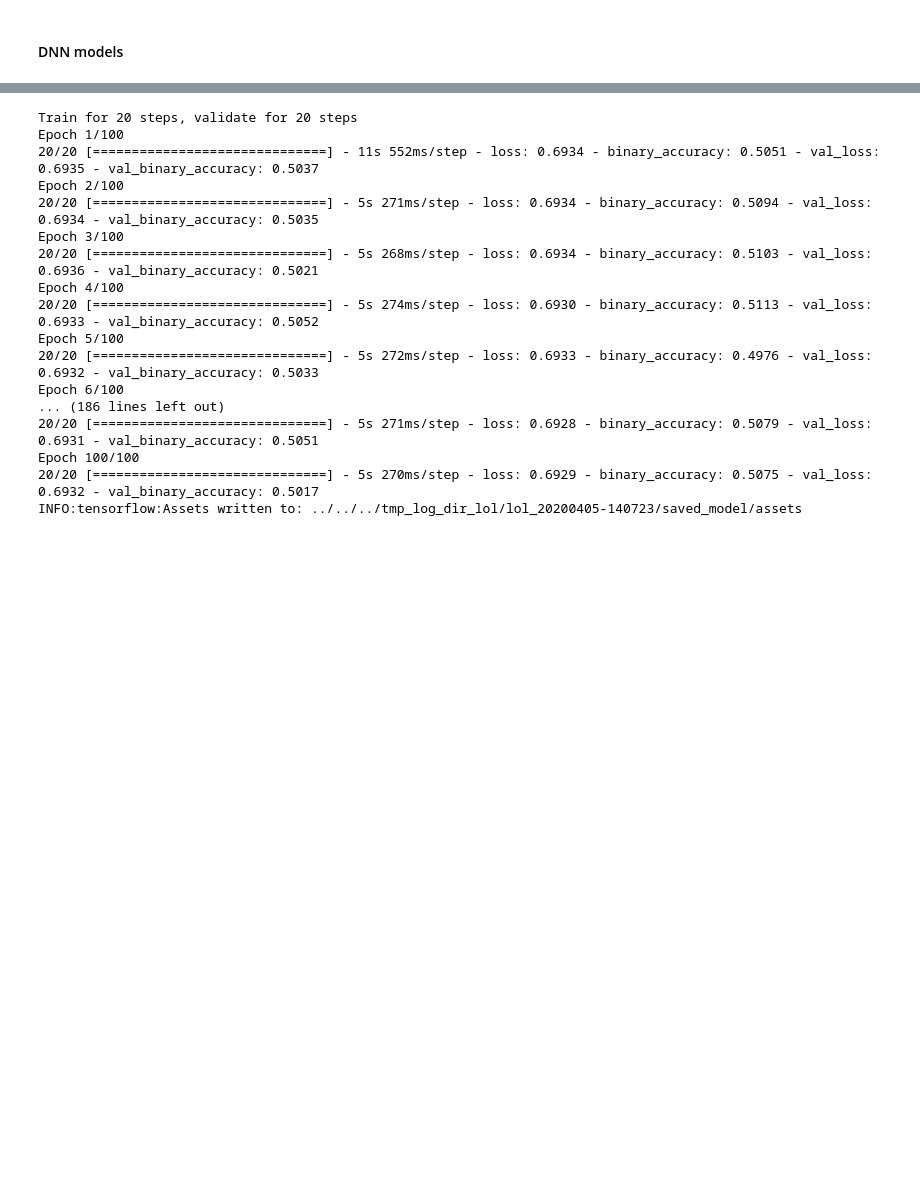
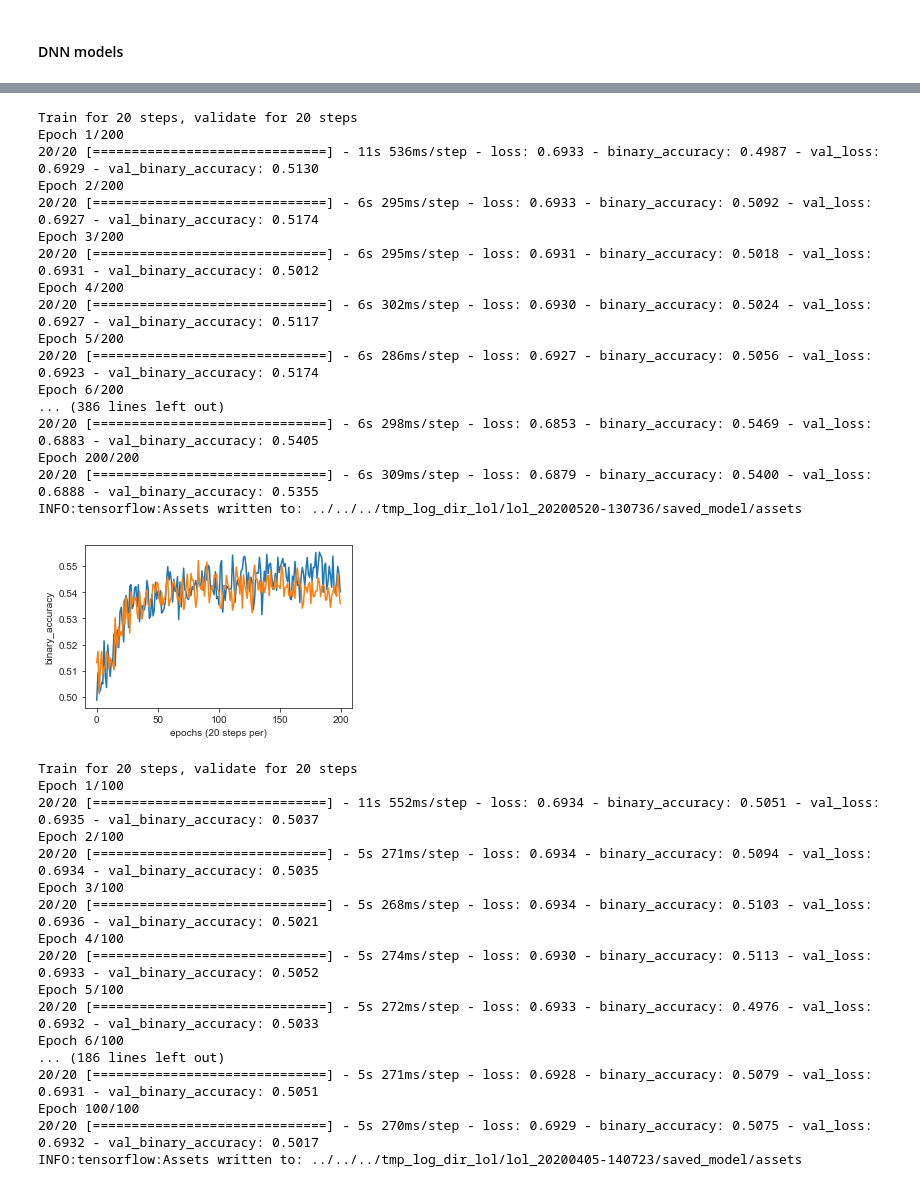
Before and after one commit to JoshEZiegler/MLProjects, a Jupyter notebook: VideoGameDrafting/LeagueOfLegendsProject/LOL_dota2_compat_extra_info_MachineLearning_keras_TF2.ipynb, the cells around one changed output, grey strips where cells are left out. Cells and saved outputs as stored; diff of their text form; code cells hidden in the pictures; blank space fills up the shorter version.

```diff
--- a/VideoGameDrafting/LeagueOfLegendsProject/LOL_dota2_compat_extra_info_MachineLearning_keras_TF2.ipynb
+++ b/VideoGameDrafting/LeagueOfLegendsProject/LOL_dota2_compat_extra_info_MachineLearning_keras_TF2.ipynb
@@ -1182,3 +1416,35 @@ INFO:tensorflow:Assets written to: ../../../tmp_log_dir/lol_20200314-200821/save
+# %%
+optimizer = tf.keras.optimizers.Adam(learning_rate=0.002,amsgrad=True)
+history = train_model(
+            optimizer,
+            model_type='dnn_extra_info_singleembed',
+            vocab_len=len(champ_vocab),
+            embedding_dims=8,#hero,info,tags
+            batch_size=500,
+            epochs=200,
+            training_path=training_file_novocab,
+            validation_path=validation_file_novocab,
+            compression_type='GZIP',
+            hidden_units_out=[256,128,64,64,32,16,8])
+# %% [output]
+Train for 20 steps, validate for 20 steps
+Epoch 1/200
+20/20 [==============================] - 11s 536ms/step - loss: 0.6933 - binary_accuracy: 0.4987 - val_loss: 0.6929 - val_binary_accuracy: 0.5130
+Epoch 2/200
+20/20 [==============================] - 6s 295ms/step - loss: 0.6933 - binary_accuracy: 0.5092 - val_loss: 0.6927 - val_binary_accuracy: 0.5174
+Epoch 3/200
+20/20 [==============================] - 6s 295ms/step - loss: 0.6931 - binary_accuracy: 0.5018 - val_loss: 0.6931 - val_binary_accuracy: 0.5012
+Epoch 4/200
+20/20 [==============================] - 6s 302ms/step - loss: 0.6930 - binary_accuracy: 0.5024 - val_loss: 0.6927 - val_binary_accuracy: 0.5117
+Epoch 5/200
+20/20 [==============================] - 6s 286ms/step - loss: 0.6927 - binary_accuracy: 0.5056 - val_loss: 0.6923 - val_binary_accuracy: 0.5174
+Epoch 6/200
+... (386 lines left out)
+20/20 [==============================] - 6s 298ms/step - loss: 0.6853 - binary_accuracy: 0.5469 - val_loss: 0.6883 - val_binary_accuracy: 0.5405
+Epoch 200/200
+20/20 [==============================] - 6s 309ms/step - loss: 0.6879 - binary_accuracy: 0.5400 - val_loss: 0.6888 - val_binary_accuracy: 0.5355
+INFO:tensorflow:Assets written to: ../../../tmp_log_dir_lol/lol_20200520-130736/saved_model/assets
+[figure, added]
 # %%
 optimizer = tf.keras.optimizers.Adam(learning_rate=0.0001,amsgrad=True)
 history = train_model(
```
Also changed, not shown: parts of 7 cells of this notebook.
